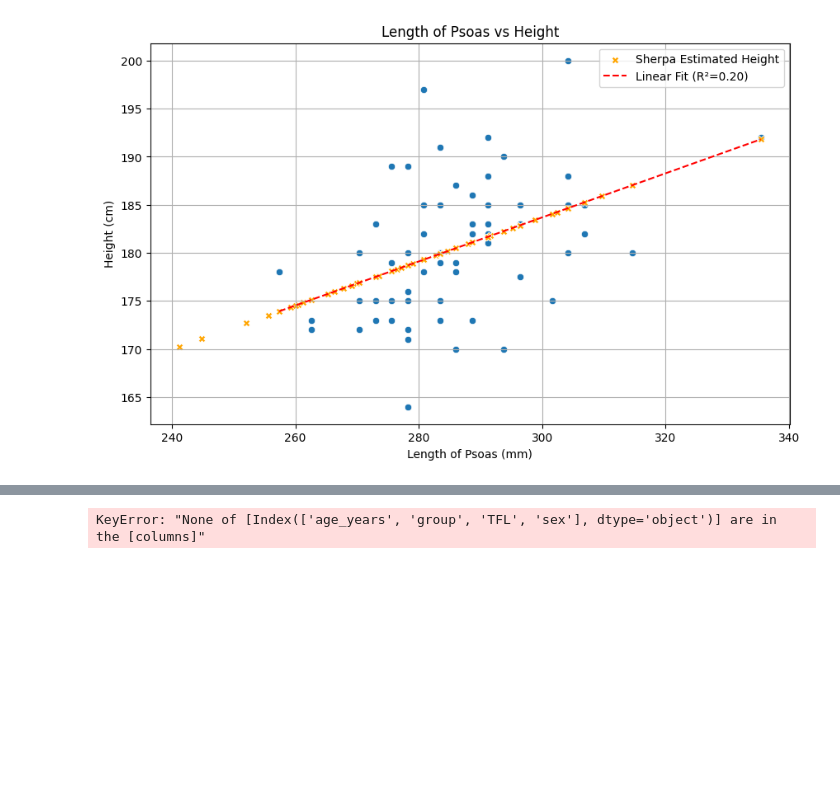
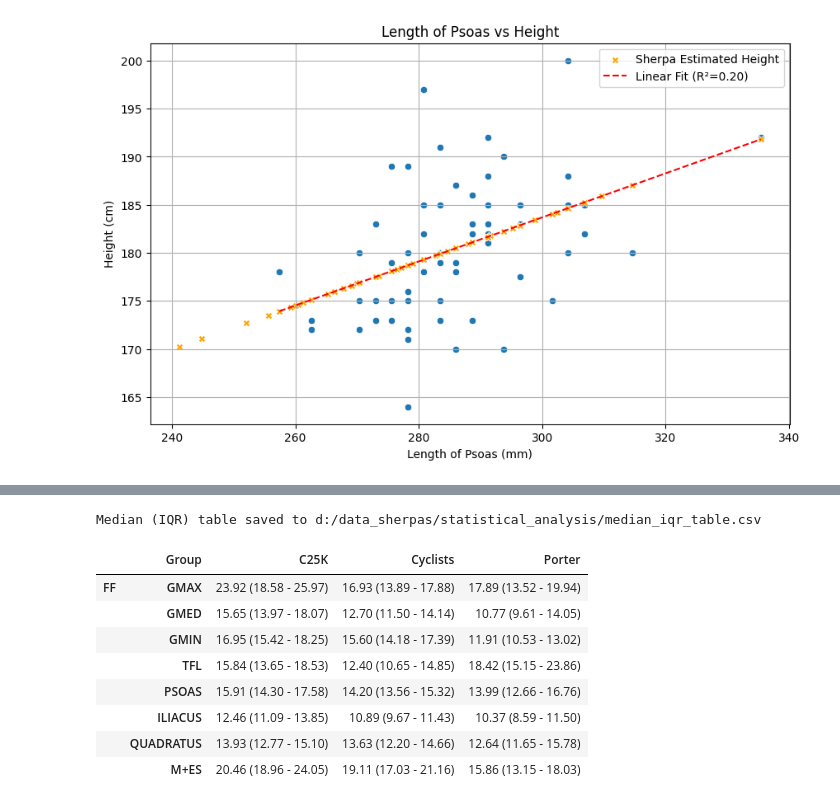
Before and after one commit to mabelzunce/lower-body-muscle-qMRI-pipeline, a Jupyter notebook: src/analysis/statistical_analysis/analyse_ff_and_volume_nepal.ipynb, the cells around one changed output, grey strips where cells are left out. Saved outputs shown, nothing was run; the diff lists cells and outputs as text; code cells hidden in the pictures; blank space fills up the shorter version.

```diff
--- a/src/analysis/statistical_analysis/analyse_ff_and_volume_nepal.ipynb
+++ b/src/analysis/statistical_analysis/analyse_ff_and_volume_nepal.ipynb
@@ -618,21 +495,0 @@ Passing `palette` without assigning `hue` is deprecated and will be removed in v
-# %%
-# Merge cto5k_pd and filtered_data for TFL muscle, renaming cto5k_pd columns to match Sherpa columns
-
-# Prepare cto5k_pd subset for TFL
-cto5k_pd_tfl = cto5k_pd[['age_years', 'group', 'TFL', 'sex']].copy()
-cto5k_pd_tfl.rename(columns={
-    'age_years': 'Age',
-    'group': 'Group',
-    'TFL': 'FF_TFL',
-    'sex': 'Sex'
-}, inplace=True)
-
-# Prepare filtered_data subset for TFL
-sherpa_tfl = filtered_data[['Age', 'Group', 'FF_TFL', 'Sex']].copy()
-
-# Concatenate both dataframes
-merged_tfl = pd.concat([cto5k_pd_tfl, sherpa_tfl], ignore_index=True)
-
-print(merged_tfl.head())
-# %% [output]
-KeyError: "None of [Index(['age_years', 'group', 'TFL', 'sex'], dtype='object')] are in the [columns]"
@@ -689,13 +496,41 @@ for variable in variables_to_plot:
-# %%
-for muscle in ['GMAX', 'GMED', 'GMIN', 'TFL']:
-    sns.boxplot(x='Group', y=f'LEAN_NORM_VOL_{muscle}', data=filtered_data, showfliers=False, palette='Set2')
-    sns.stripplot(x='Group', y=f'LEAN_NORM_VOL_{muscle}', data=filtered_data, hue='Sex',
-                  palette={'Male': 'blue', 'Female': 'red'}, alpha=0.6, jitter=True, size=8,
-                  marker='o' if filtered_data['Sex'].iloc[0] == 'Male' else 'X')
-    plt.ylabel('Lean Volume [mm³/Kg]')
-    plt.title(f'{muscle} Normalised Lean Volume by Group with Data Points')
-    #plt.ylim(0, 25)
-    plt.tight_layout()
-    plt.savefig(os.path.join(output_path, f"boxplot_lean_vol_{muscle}_by_group.png"))
-    plt.show()
-    plt.close()
+# %%
+# Define a function to calculate median and IQR
+def median_iqr(series):
+    median = series.median()
+    q1 = series.quantile(0.25)
+    q3 = series.quantile(0.75)
+    return f"{median:.1f} ({q1:.1f} - {q3:.1f})"
+
+# Initialize an empty dictionary to store results
+results = {}
+
+# Iterate over each muscle and variable
+for var in ['FF']:#['VOL', 'NORM_VOL', 'LEAN_NORM_VOL', 'NORMH_VOL', 'LEAN_NORMH_VOL', 'NORMH2_VOL', 'LEAN_NORMH2_VOL']:
+    results[var] = {}
+    for muscle in muscles:
+        column = f"{var}_{muscle}"
+        if column in filtered_data_analysis.columns:
+            # Group by 'Group' and calculate median (IQR) for each group
+            results[var][muscle] = filtered_data_analysis.groupby('Group')[column].apply(median_iqr)
+
+# Convert the results dictionary to a DataFrame
+results_df = pd.concat({var: pd.DataFrame(data).T for var, data in results.items()}, axis=0)
+
+# Save the results to a CSV file
+results_table_path = os.path.join(output_path, "median_iqr_table.csv")
+results_df.to_csv(results_table_path)
+print(f"Median (IQR) table saved to {results_table_path}")
+
+# Display the table
+results_df
+# %% [output]
+Median (IQR) table saved to d:/data_sherpas/statistical_analysis/median_iqr_table.csv
+|  | Group | C25K | Cyclists | Porter |
+| FF | GMAX | 23.92 (18.58 - 25.97) | 16.93 (13.89 - 17.88) | 17.89 (13.52 - 19.94) |
+|  | GMED | 15.65 (13.97 - 18.07) | 12.70 (11.50 - 14.14) | 10.77 (9.61 - 14.05) |
+|  | GMIN | 16.95 (15.42 - 18.25) | 15.60 (14.18 - 17.39) | 11.91 (10.53 - 13.02) |
+|  | TFL | 15.84 (13.65 - 18.53) | 12.40 (10.65 - 14.85) | 18.42 (15.15 - 23.86) |
+|  | PSOAS | 15.91 (14.30 - 17.58) | 14.20 (13.56 - 15.32) | 13.99 (12.66 - 16.76) |
+|  | ILIACUS | 12.46 (11.09 - 13.85) | 10.89 (9.67 - 11.43) | 10.37 (8.59 - 11.50) |
+|  | QUADRATUS | 13.93 (12.77 - 15.10) | 13.63 (12.20 - 14.66) | 12.64 (11.65 - 15.78) |
+|  | M+ES | 20.46 (18.96 - 24.05) | 19.11 (17.03 - 21.16) | 15.86 (13.15 - 18.03) |
```
Also changed, not shown: parts of 9 cells of this notebook.
